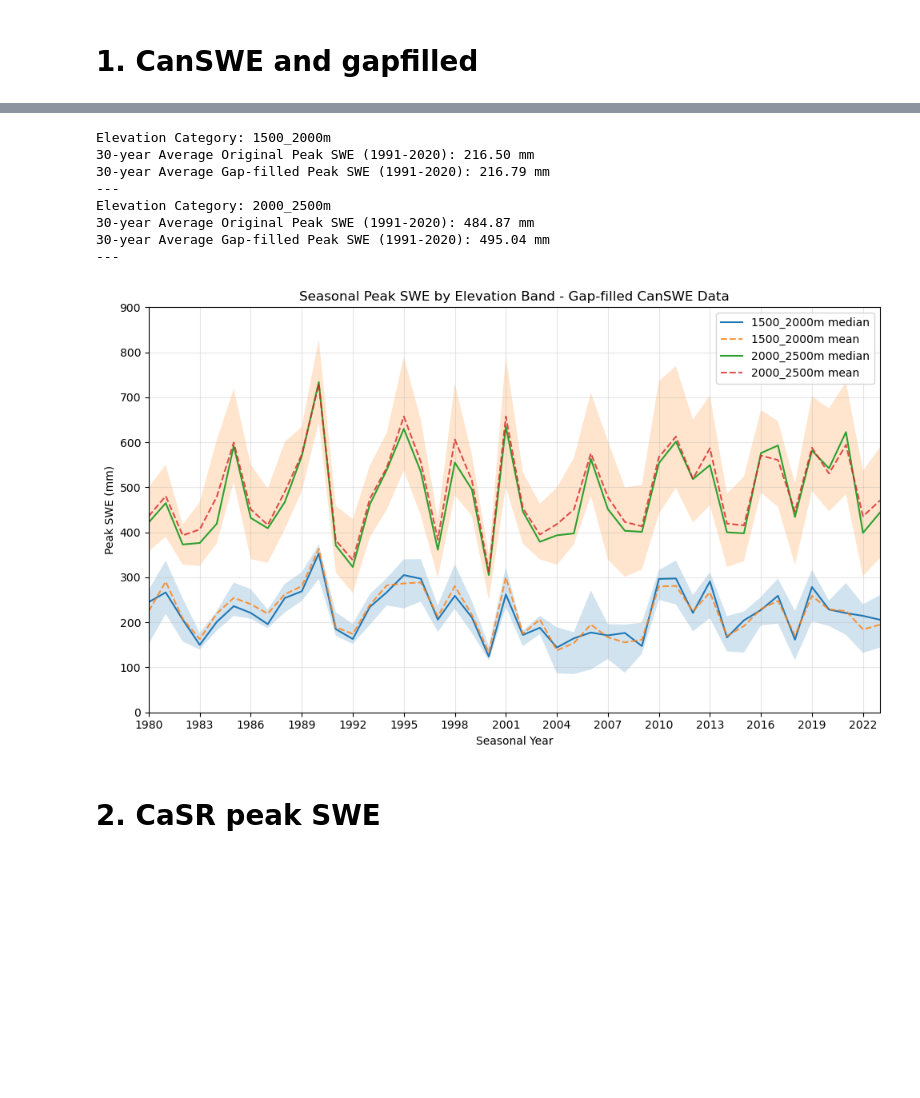
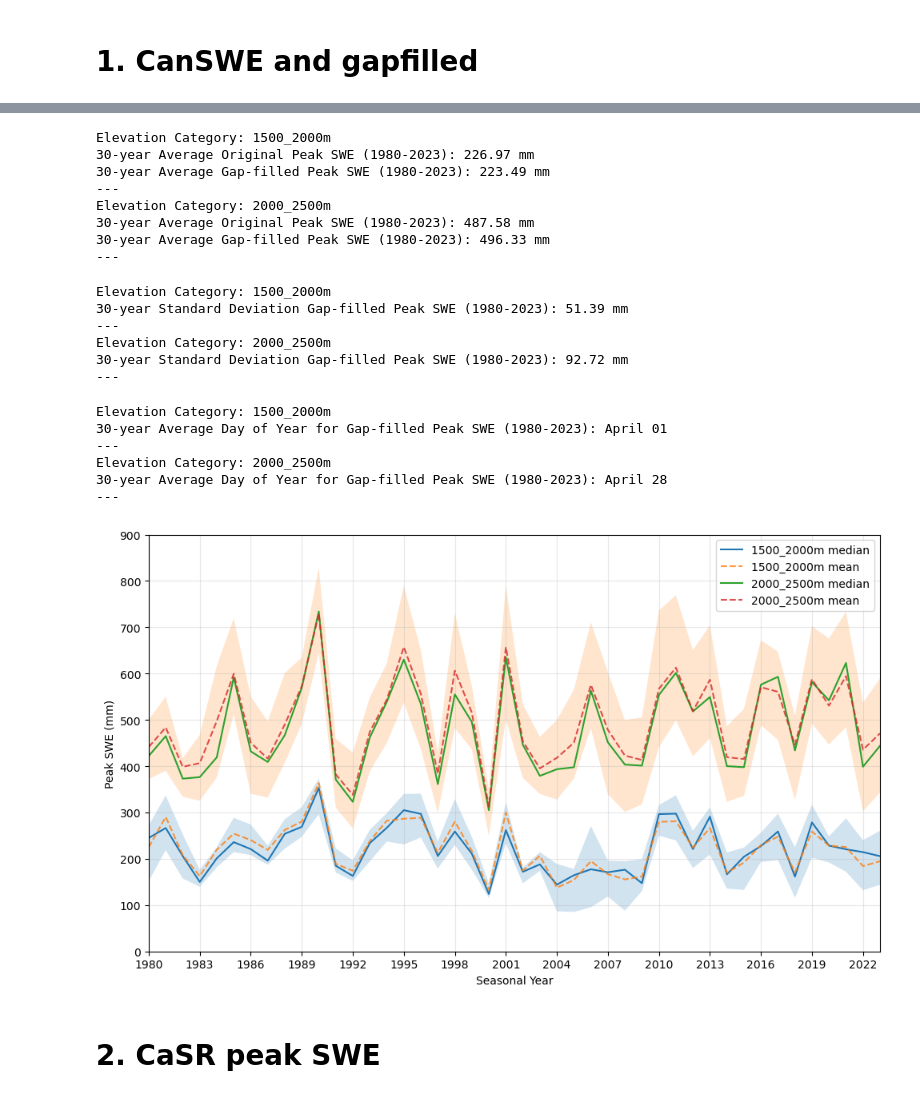
Before and after one commit to Nadiesenali/snowdroughtindex-main, a Jupyter notebook: notebooks/workflows/10_for_paper.ipynb, the cells around one changed output, grey strips where cells are left out. Drawn from its saved outputs; the diff is of its cells as text; code cells hidden in the pictures; blank space fills up the shorter version.

```diff
--- a/notebooks/workflows/10_for_paper.ipynb
+++ b/notebooks/workflows/10_for_paper.ipynb
@@ -25,8 +25,8 @@ sys.path.append(str(project_root))
 config = {
     'casr_input_data': project_root / 'data' / 'input_data' / 'CaSR_SWE' / 'bow_casrv3.2_SWE_P_data.csv',
     'shapefile': project_root / 'data' / 'input_data' / 'shapefiles'/'BowRiverBasin'/'Bow_elevation_combined.shp',
-    'canswe_original_data' : project_root / 'data' / 'output_data' / 'for_paper'/'FROSTBITE' / 'bow_canswe_selected_fixed.nc',
-    'gap_filled_canswe_data' : project_root / 'data' / 'output_data' / 'for_paper'/'FROSTBITE' /'bow_swe_gapfilled_data_only.nc',
+    'canswe_original_data' : project_root / 'data' / 'output_data' / 'for_paper'/'FROSTBITE' / 'bow_canswe_selected_final.nc',
+    'gap_filled_canswe_data' : project_root / 'data' / 'output_data' / 'for_paper'/'FROSTBITE' /'bow_swe_gapfilled_data_final.nc',
     'output_dir': project_root / 'data' / 'output_data' / 'for_paper'/'datasets',
     'SWEI_output_dir': project_root / 'data' / 'output_data' / 'for_paper'/'SWEI',
     'classification_output_dir': project_root / 'data' / 'output_data' / 'for_paper'/'SD_classification',
@@ -419,30 +423,74 @@ display(seasonal_elev_avg_wide.head())
 elev_categories = ['1500_2000m', '2000_2500m']
 for elev_cat in elev_categories:
     original_avg_swe = seasonal_elev_avg_wide.loc[
-        (seasonal_elev_avg_wide['Seasonal_Year'] >= 1991) &
-        (seasonal_elev_avg_wide['Seasonal_Year'] <= 2020),
+        (seasonal_elev_avg_wide['Seasonal_Year'] >= 1980) &
+        (seasonal_elev_avg_wide['Seasonal_Year'] <= 2023),
         f'{elev_cat}_Original_avg_peak_SWE'
     ].mean()
 
     gapfilled_avg_swe = seasonal_elev_avg_wide.loc[
-        (seasonal_elev_avg_wide['Seasonal_Year'] >= 1991) &
-        (seasonal_elev_avg_wide['Seasonal_Year'] <= 2020),
+        (seasonal_elev_avg_wide['Seasonal_Year'] >= 1980) &
+        (seasonal_elev_avg_wide['Seasonal_Year'] <= 2023),
         f'{elev_cat}_GapFilled_avg_peak_SWE'
     ].mean()
 
     print(f'Elevation Category: {elev_cat}')
-    print(f'30-year Average Original Peak SWE (1991-2020): {original_avg_swe:.2f} mm')
-    print(f'30-year Average Gap-filled Peak SWE (1991-2020): {gapfilled_avg_swe:.2f} mm')
+    print(f'30-year Average Original Peak SWE (1980-2023): {original_avg_swe:.2f} mm')
+    print(f'30-year Average Gap-filled Peak SWE (1980-2023): {gapfilled_avg_swe:.2f} mm')
     print('---')
 # %% [output]
 Elevation Category: 1500_2000m
-30-year Average Original Peak SWE (1991-2020): 216.50 mm
-30-year Average Gap-filled Peak SWE (1991-2020): 216.79 mm
+30-year Average Original Peak SWE (1980-2023): 226.97 mm
+30-year Average Gap-filled Peak SWE (1980-2023): 223.49 mm
 ---
 Elevation Category: 2000_2500m
-30-year Average Original Peak SWE (1991-2020): 484.87 mm
-30-year Average Gap-filled Peak SWE (1991-2020): 495.04 mm
+30-year Average Original Peak SWE (1980-2023): 487.58 mm
+30-year Average Gap-filled Peak SWE (1980-2023): 496.33 mm
 ---
+# %%
+# standard deviation for each elevation category 1980-2023
+elev_categories = ['1500_2000m', '2000_2500m']
+for elev_cat in elev_categories:
+    original_avg_swe = seasonal_elev_avg_wide.loc[
+        (seasonal_elev_avg_wide['Seasonal_Year'] >= 1980) &
+        (seasonal_elev_avg_wide['Seasonal_Year'] <= 2023),
+        f'{elev_cat}_GapFilled_avg_peak_SWE'
+    ].std()
+    print(f'Elevation Category: {elev_cat}')
+    print(f'30-year Standard Deviation Gap-filled Peak SWE (1980-2023): {original_avg_swe:.2f} mm')
+    print('---')
+# %% [output]
+Elevation Category: 1500_2000m
+30-year Standard Deviation Gap-filled Peak SWE (1980-2023): 51.39 mm
+---
+Elevation Category: 2000_2500m
+30-year Standard Deviation Gap-filled Peak SWE (1980-2023): 92.72 mm
+---
+# %%
+# average day of year for each elevation category 1980-2023
+elev_categories = ['1500_2000m', '2000_2500m']
+for elev_cat in elev_categories:
+    original_avg_doy = seasonal_elev_avg_wide.loc[
+        (seasonal_elev_avg_wide['Seasonal_Year'] >= 1980) &
+        (seasonal_elev_avg_wide['Seasonal_Year'] <= 2023),
+        f'{elev_cat}_GapFilled_avg_peak_DOY'
+    ].mean()
+
+    # convert average DOY back to date format for better readability
+    if not np.isnan(original_avg_doy):
+        avg_date = pd.to_datetime(int(original_avg_doy), format='%j', errors='coerce')
+        original_avg_doy = avg_date.strftime('%B %d')  # e.g., "March 15"
+
+    print(f'Elevation Category: {elev_cat}')
+    print(f'30-year Average Day of Year for Gap-filled Peak SWE (1980-2023): {original_avg_doy}')
+    print('---')
+# %% [output]
+Elevation Category: 1500_2000m
+30-year Average Day of Year for Gap-filled Peak SWE (1980-2023): April 01
+---
+Elevation Category: 2000_2500m
+30-year Average Day of Year for Gap-filled Peak SWE (1980-2023): April 28
+---
 # %%
 # ensure category order
 elev_order = ['1500_2000m', '2000_2500m']
@@ -461,35 +509,37 @@ summary = (
         mean='mean',
         median='median',
         q25=lambda x: x.quantile(0.25),
         q75=lambda x: x.quantile(0.75)
     )
     .reset_index()
 )
 
 # plot
 fig, ax = plt.subplots(figsize=(10, 6))
 
 for elev in elev_order:
     sub = summary[summary['Elevation_Category'] == elev].sort_values('Seasonal_Year')
 
     ax.plot(sub['Seasonal_Year'], sub['median'], label=f'{elev} median')
     ax.fill_between(sub['Seasonal_Year'], sub['q25'], sub['q75'], alpha=0.2)
     ax.plot(sub['Seasonal_Year'], sub['mean'], linestyle='--', alpha=0.8, label=f'{elev} mean')
 
-ax.set_title('Seasonal Peak SWE by Elevation Band - Gap-filled CanSWE Data')
+#ax.set_title('Seasonal Peak SWE by Elevation Band - Gap-filled CanSWE Data')
 ax.set_xlabel('Seasonal Year')
 ax.set_ylabel('Peak SWE (mm)')
 ax.legend()
 years = sorted(summary['Seasonal_Year'].unique())
 ax.set_xticks(years[::3])
 ax.set_xlim(1980, 2023)
 ax.set_ylim(0, 900)
 ax.grid(True, alpha=0.3)
 
 plt.tight_layout()
+savefig = config['SWEI_plots'] / 'bow_peak_swe_by_elevation_gapfilled.png'
+plt.savefig(savefig, dpi=1000)
 plt.show()
 # %% [output]
-[figure, old version]
+[figure, new version]
 # %% [markdown]
 # 2. CaSR peak SWE
 # %%
```
Also changed, not shown: parts of 22 cells of this notebook, 1 other file.
